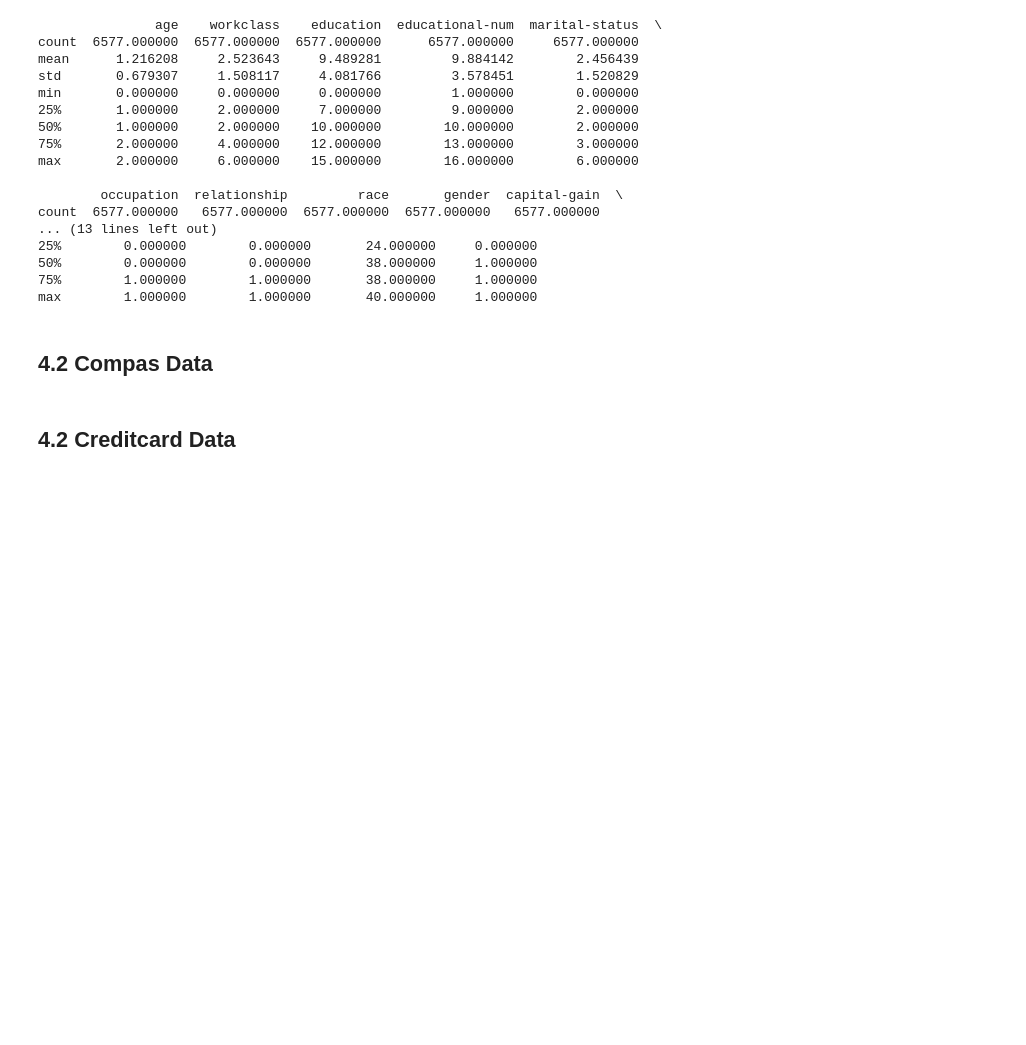
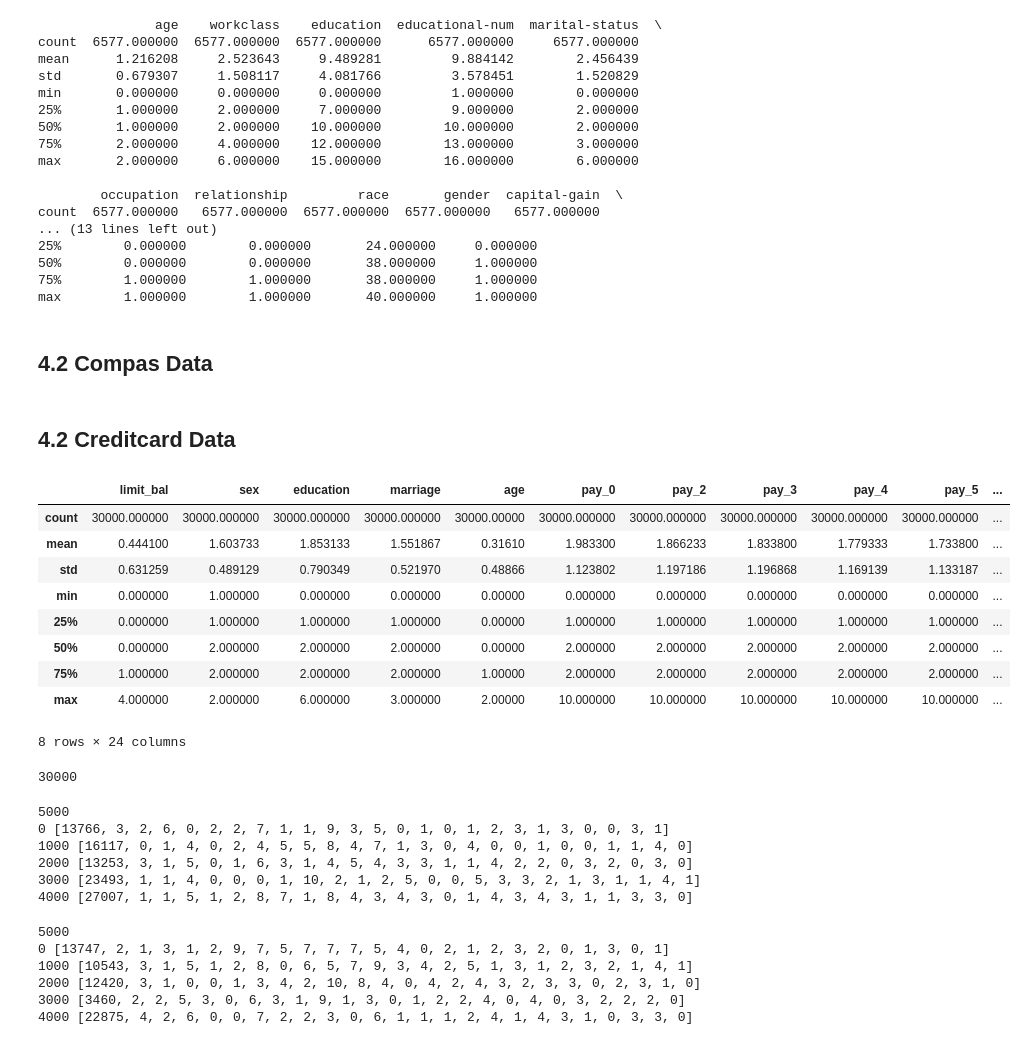
Before and after one commit to JinyangLi01/UnfairlyTreatedGroupDetection, a Jupyter notebook: Coding/DataPreprocessing/MakeDataset_0_20201125.ipynb, the cells around one changed output. Saved outputs shown, nothing was run; the diff lists cells and outputs as text; code cells hidden in the pictures; blank space fills up the shorter version.

Commit message:
make large datasets for credit card data

```diff
--- a/Coding/DataPreprocessing/MakeDataset_0_20201125.ipynb
+++ b/Coding/DataPreprocessing/MakeDataset_0_20201125.ipynb
@@ -284,10 +284,23 @@ extendDataset(8000, file_path, output_pre)
 ## 4.2 Creditcard Data
 # %%
 # 45222 rows
-original_creditcard_data = pd.read_csv(r"../../InputData/CreditcardDataset/credit_card_clients_categorized.csv")
+original_creditcard_data = pd.read_csv(r"../../InputData/CreditcardDataset/ForClassification/credit_card_clients_categorized.csv")
 
 original_creditcard_data.describe()
-
-# 6889
-print(len(original_creditcard_data))
+# %% [output]
+|  | limit_bal | sex | education | marriage | age | pay_0 | pay_2 | pay_3 | pay_4 | pay_5 | ... |
+| count | 30000.000000 | 30000.000000 | 30000.000000 | 30000.000000 | 30000.00000 | 30000.000000 | 30000.000000 | 30000.000000 | 30000.000000 | 30000.000000 | ... |
+| mean | 0.444100 | 1.603733 | 1.853133 | 1.551867 | 0.31610 | 1.983300 | 1.866233 | 1.833800 | 1.779333 | 1.733800 | ... |
+| std | 0.631259 | 0.489129 | 0.790349 | 0.521970 | 0.48866 | 1.123802 | 1.197186 | 1.196868 | 1.169139 | 1.133187 | ... |
+| min | 0.000000 | 1.000000 | 0.000000 | 0.000000 | 0.00000 | 0.000000 | 0.000000 | 0.000000 | 0.000000 | 0.000000 | ... |
+| 25% | 0.000000 | 1.000000 | 1.000000 | 1.000000 | 0.00000 | 1.000000 | 1.000000 | 1.000000 | 1.000000 | 1.000000 | ... |
+| 50% | 0.000000 | 2.000000 | 2.000000 | 2.000000 | 0.00000 | 2.000000 | 2.000000 | 2.000000 | 2.000000 | 2.000000 | ... |
+| 75% | 1.000000 | 2.000000 | 2.000000 | 2.000000 | 1.00000 | 2.000000 | 2.000000 | 2.000000 | 2.000000 | 2.000000 | ... |
+| max | 4.000000 | 2.000000 | 6.000000 | 3.000000 | 2.00000 | 10.000000 | 10.000000 | 10.000000 | 10.000000 | 10.000000 | ... |
+8 rows × 24 columns
+# %%
+# 30000
+print(len(original_creditcard_data))
+# %% [output]
+30000
 # %%
@@ -294,0 +308,11 @@ original_creditcard_data[:30000].to_csv(r"../../InputData/CreditcardDataset/Larg
+# %%
+file_path = r"../../InputData/CreditcardDataset/LargeDatasets_cat/30000.csv"
+output_pre = r"../../InputData/CreditcardDataset/LargeDatasets_cat/"
+extendDataset(35000, file_path, output_pre)
+# %% [output]
+5000
+0 [13766, 3, 2, 6, 0, 2, 2, 7, 1, 1, 9, 3, 5, 0, 1, 0, 1, 2, 3, 1, 3, 0, 0, 3, 1]
+1000 [16117, 0, 1, 4, 0, 2, 4, 5, 5, 8, 4, 7, 1, 3, 0, 4, 0, 0, 1, 0, 0, 1, 1, 4, 0]
+2000 [13253, 3, 1, 5, 0, 1, 6, 3, 1, 4, 5, 4, 3, 3, 1, 1, 4, 2, 2, 0, 3, 2, 0, 3, 0]
+3000 [23493, 1, 1, 4, 0, 0, 0, 1, 10, 2, 1, 2, 5, 0, 0, 5, 3, 3, 2, 1, 3, 1, 1, 4, 1]
+4000 [27007, 1, 1, 5, 1, 2, 8, 7, 1, 8, 4, 3, 4, 3, 0, 1, 4, 3, 4, 3, 1, 1, 3, 3, 0]
@@ -295,4 +322,11 @@ original_creditcard_data[:30000].to_csv(r"../../InputData/CreditcardDataset/Larg
 # %%
-file_path = r"../../InputData/CreditcardDataset/LargerDatasets/35000.csv"
-output_pre = r"../../InputData/CreditcardDataset/LargerDatasets/"
+file_path = r"../../InputData/CreditcardDataset/LargeDatasets_cat/35000.csv"
+output_pre = r"../../InputData/CreditcardDataset/LargeDatasets_cat/"
 extendDataset(40000, file_path, output_pre)
+# %% [output]
+5000
+0 [13747, 2, 1, 3, 1, 2, 9, 7, 5, 7, 7, 7, 5, 4, 0, 2, 1, 2, 3, 2, 0, 1, 3, 0, 1]
+1000 [10543, 3, 1, 5, 1, 2, 8, 0, 6, 5, 7, 9, 3, 4, 2, 5, 1, 3, 1, 2, 3, 2, 1, 4, 1]
+2000 [12420, 3, 1, 0, 0, 1, 3, 4, 2, 10, 8, 4, 0, 4, 2, 4, 3, 2, 3, 3, 0, 2, 3, 1, 0]
+3000 [3460, 2, 2, 5, 3, 0, 6, 3, 1, 9, 1, 3, 0, 1, 2, 2, 4, 0, 4, 0, 3, 2, 2, 2, 0]
+4000 [22875, 4, 2, 6, 0, 0, 7, 2, 2, 3, 0, 6, 1, 1, 1, 2, 4, 1, 4, 3, 1, 0, 3, 3, 0]
```
Also changed, not shown: parts of 15 cells of this notebook, 16 other files.
